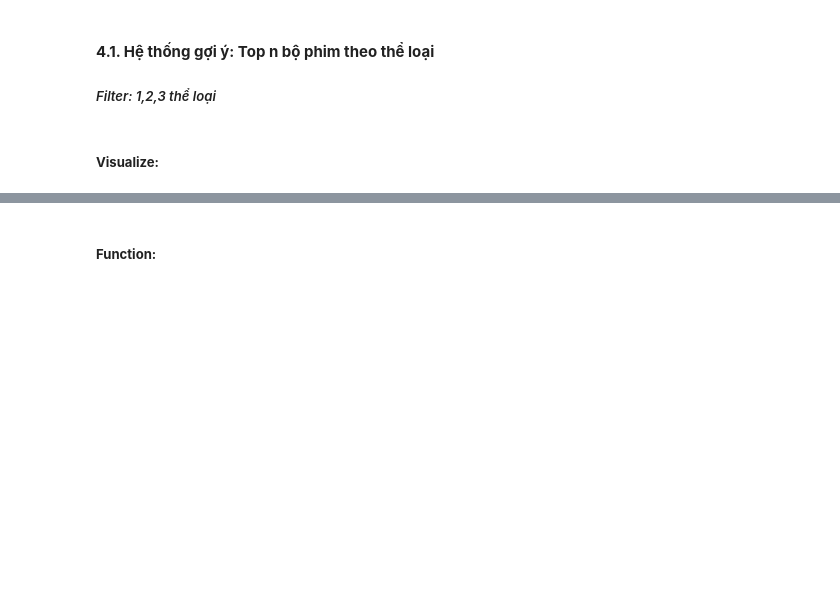
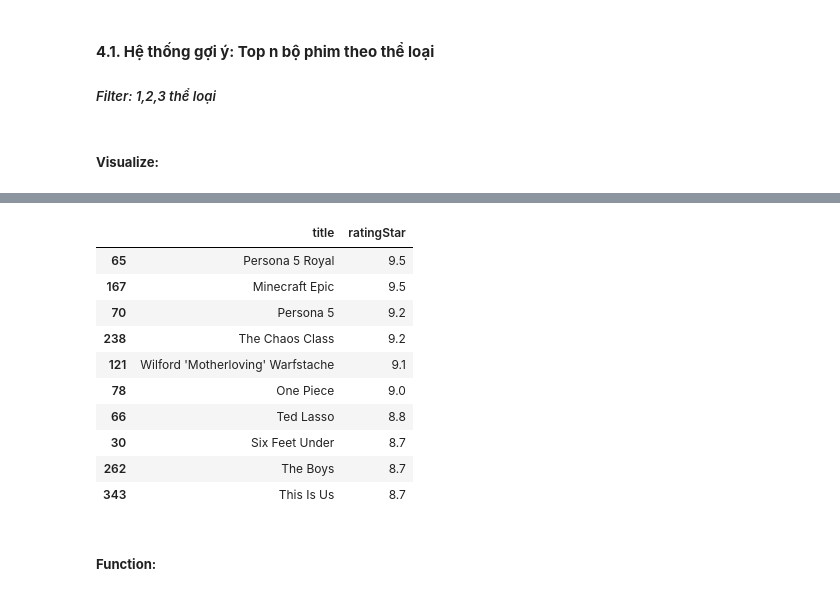
Before and after one commit to HThinhZ/Recommender_System_Project, a Jupyter notebook: T4_VisualizeData.ipynb, the cells around one changed output, grey strips where cells are left out. Cells and saved outputs as stored; diff of their text form; code cells hidden in the pictures; blank space fills up the shorter version.

```diff
--- a/T4_VisualizeData.ipynb
+++ b/T4_VisualizeData.ipynb
@@ -355,7 +376,20 @@ drama_movie_df
 # %%
-drama_movie_df = drama_movie_df.sort_values(by='ratingStar',ascending=False)
-drama_movie_df = drama_movie_df[['title', 'ratingStar']]
-drama_movie_df = drama_movie_df[:10]
+genre_df = genre_df.sort_values(by='ratingStar',ascending=False)
+genre_df = genre_df[['title', 'ratingStar']]
+genre_df = genre_df[:10]
+genre_df
+# %% [output]
+|  | title | ratingStar |
+| 65 | Persona 5 Royal | 9.5 |
+| 167 | Minecraft Epic | 9.5 |
+| 70 | Persona 5 | 9.2 |
+| 238 | The Chaos Class | 9.2 |
+| 121 | Wilford 'Motherloving' Warfstache | 9.1 |
+| 78 | One Piece | 9.0 |
+| 66 | Ted Lasso | 8.8 |
+| 30 | Six Feet Under | 8.7 |
+| 262 | The Boys | 8.7 |
+| 343 | This Is Us | 8.7 |
 # %%
 # Plotting Matplotlib
 # plt.figure(figsize=(20, 8))
```
Also changed, not shown: parts of 27 cells of this notebook.
